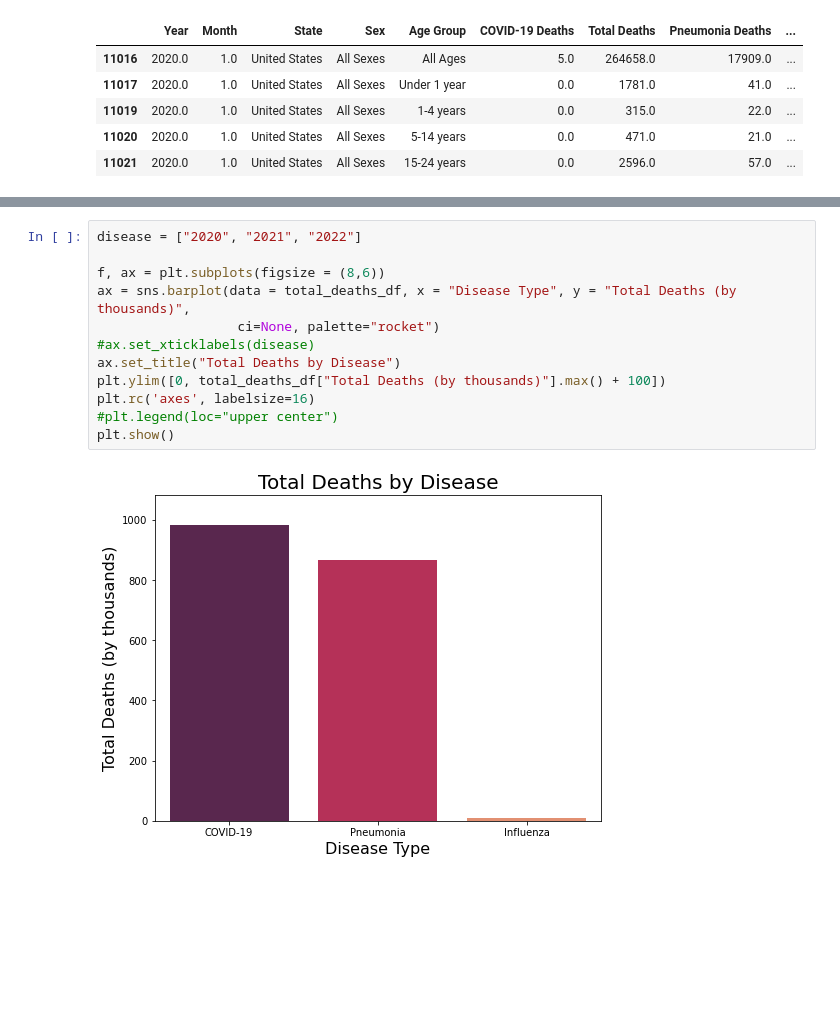
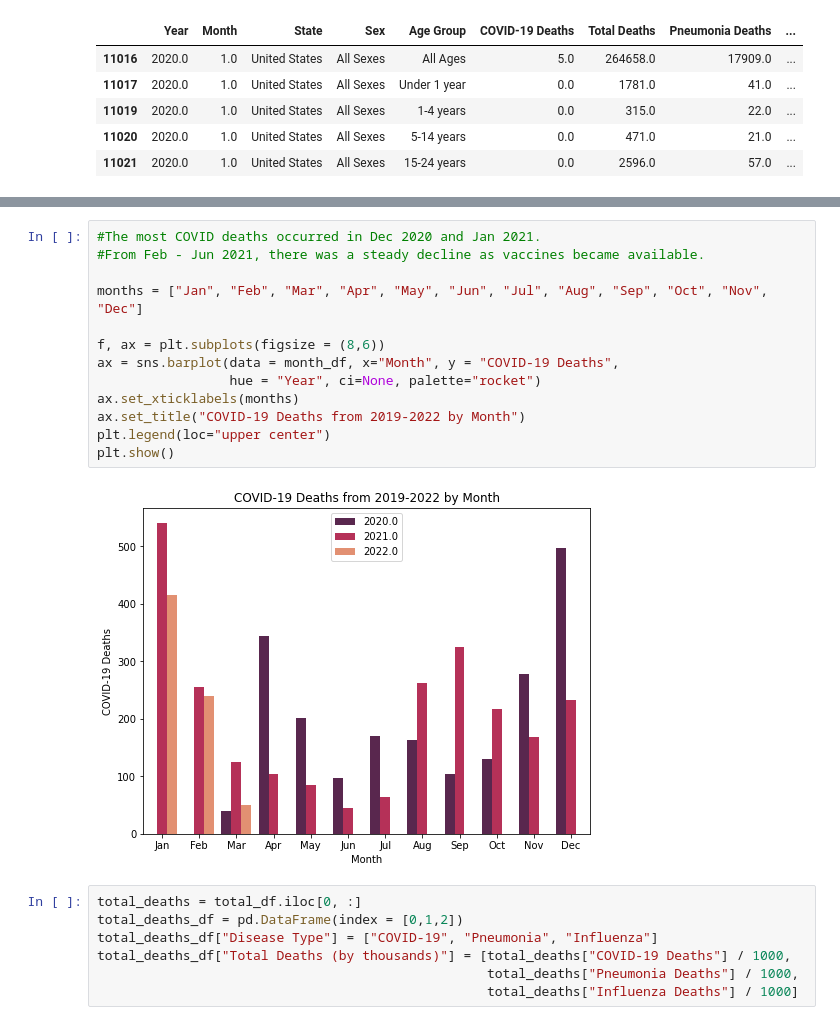
Before and after one commit to valputla/InfectionDataAnalysis, a Jupyter notebook: Vishaal.ipynb, the cells around one changed output, grey strips where cells are left out. Saved outputs shown, nothing was run; the diff lists cells and outputs as text; blank space fills up the shorter version.

```diff
--- a/Vishaal.ipynb
+++ b/Vishaal.ipynb
@@ -151,14 +132,22 @@ total_deaths_df["Total Deaths (by thousands)"] = [total_deaths["COVID-19 Deaths"
+# %%
+#The most COVID deaths occurred in Dec 2020 and Jan 2021.
+#From Feb - Jun 2021, there was a steady decline as vaccines became available.
+
+months = ["Jan", "Feb", "Mar", "Apr", "May", "Jun", "Jul", "Aug", "Sep", "Oct", "Nov", "Dec"]
+
+f, ax = plt.subplots(figsize = (8,6))
+ax = sns.barplot(data = month_df, x="Month", y = "COVID-19 Deaths",
+                 hue = "Year", ci=None, palette="rocket")
+ax.set_xticklabels(months)
+ax.set_title("COVID-19 Deaths from 2019-2022 by Month")
+plt.legend(loc="upper center")
+plt.show()
+# %% [output]
+[figure, added]
 # %%
-disease = ["2020", "2021", "2022"]
-
-f, ax = plt.subplots(figsize = (8,6))
-ax = sns.barplot(data = total_deaths_df, x = "Disease Type", y = "Total Deaths (by thousands)",
-                  ci=None, palette="rocket")
-#ax.set_xticklabels(disease)
-ax.set_title("Total Deaths by Disease")
-plt.ylim([0, total_deaths_df["Total Deaths (by thousands)"].max() + 100])
-plt.rc('axes', labelsize=16)
-#plt.legend(loc="upper center")
-plt.show()
+total_deaths = total_df.iloc[0, :]
+total_deaths_df = pd.DataFrame(index = [0,1,2])
+total_deaths_df["Disease Type"] = ["COVID-19", "Pneumonia", "Influenza"]
+total_deaths_df["Total Deaths (by thousands)"] = [total_deaths["COVID-19 Deaths"] / 1000,
+                                                  total_deaths["Pneumonia Deaths"] / 1000,
+                                                  total_deaths["Influenza Deaths"] / 1000]
-# %% [output]
-[figure, removed]
```
Also changed, not shown: parts of 7 cells of this notebook, 1 other file.
